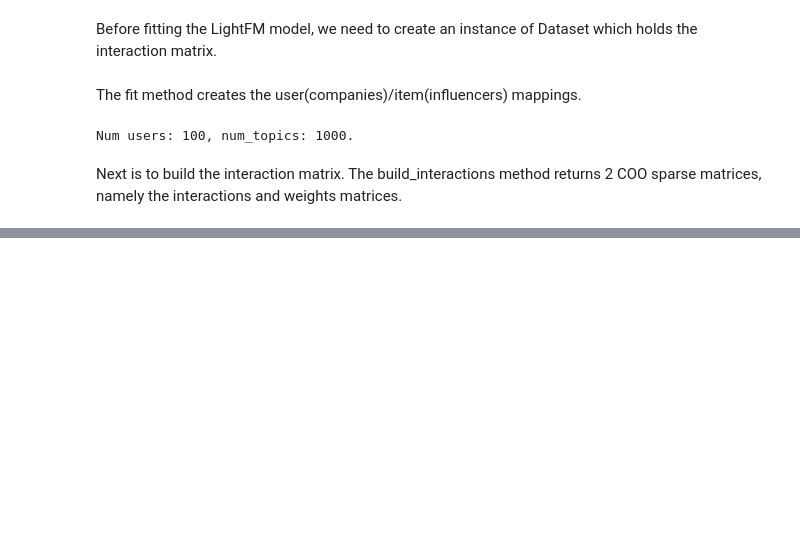
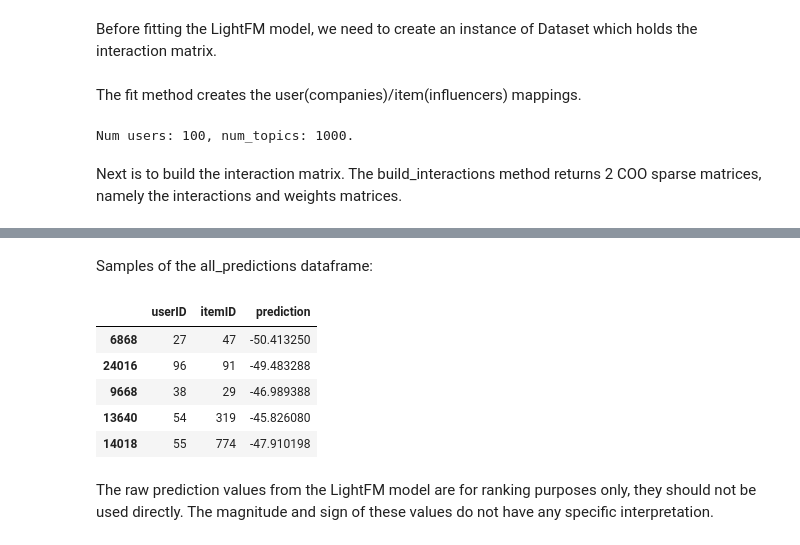
Before and after one commit to Ingernieros-del-IE/influence_marketing, a Jupyter notebook: lightfm.ipynb, the cells around one changed output, grey strips where cells are left out. Drawn from its saved outputs; the diff is of its cells as text; code cells hidden in the pictures; blank space fills up the shorter version.

```diff
--- a/lightfm.ipynb
+++ b/lightfm.ipynb
@@ -246,0 +311,8 @@ ValueError: Item id 0 not in item id mapping. Make sure you call the fit method.
+# %%
+with Timer() as test_time:
+    all_predictions = prepare_all_predictions(df, uid_map, iid_map,
+                                              interactions=train_interactions,
+                                              model=model1,
+                                              num_threads=NO_THREADS)
+print(f"Took {test_time.interval:.1f} seconds for prepare and predict all data.")
+time_reco2 = test_time.interval
@@ -246,0 +321,13 @@ ValueError: Item id 0 not in item id mapping. Make sure you call the fit method.
+# %% [markdown]
+Samples of the all_predictions dataframe:
+# %%
+all_predictions.sample(5, random_state=SEED)
+# %% [output]
+|  | userID | itemID | prediction |
+| 6868 | 27 | 47 | -50.413250 |
+| 24016 | 96 | 91 | -49.483288 |
+| 9668 | 38 | 29 | -46.989388 |
+| 13640 | 54 | 319 | -45.826080 |
+| 14018 | 55 | 774 | -47.910198 |
+# %% [markdown]
+The raw prediction values from the LightFM model are for ranking purposes only, they should not be used directly. The magnitude and sign of these values do not have any specific interpretation.
```
Also changed, not shown: parts of 25 cells of this notebook.
